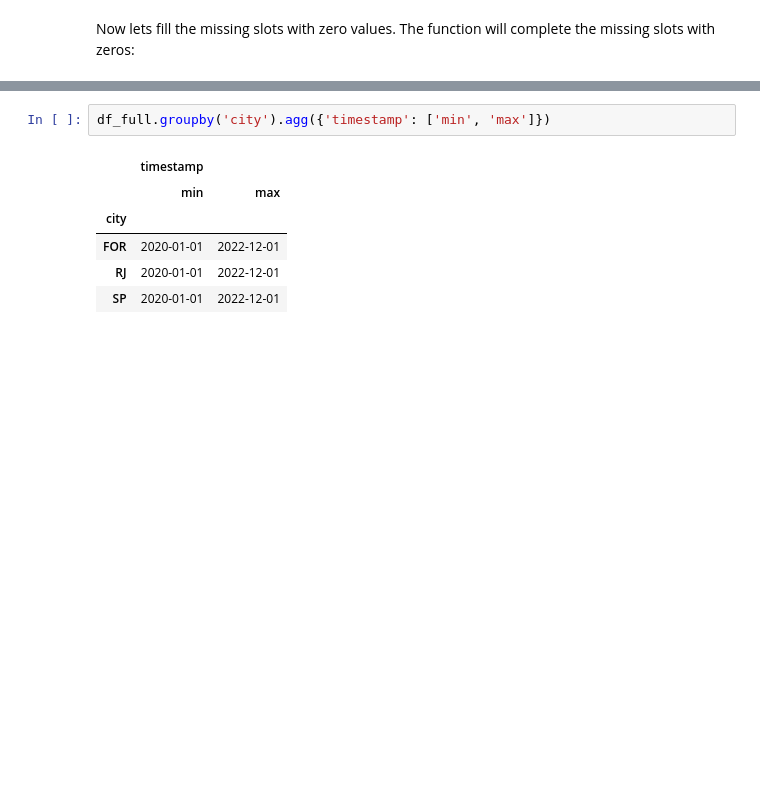
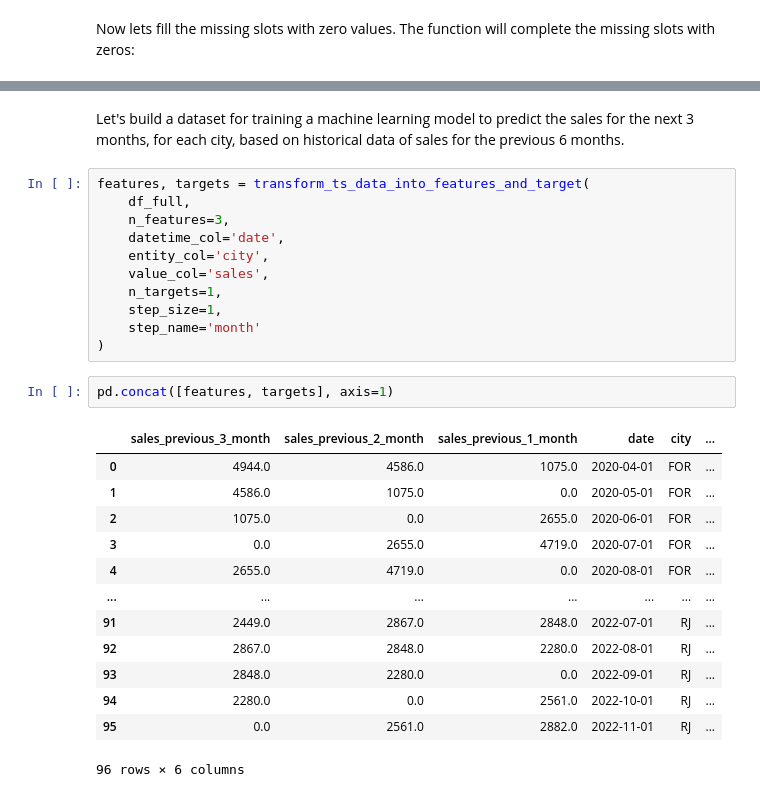
Before and after one commit to joaopcnogueira/ts2ml, a Jupyter notebook: nbs/index.ipynb, the cells around one changed output, grey strips where cells are left out. Drawn from its saved outputs; the diff is of its cells as text; blank space fills up the shorter version.

```diff
--- a/nbs/index.ipynb
+++ b/nbs/index.ipynb
@@ -140,10 +173,30 @@ df_full
 108 rows × 3 columns
-# %%
-df_full.groupby('city').agg({'timestamp': ['min', 'max']})
-# %% [output]
-|  | timestamp |  |
-|  | min | max |
-| city |  |  |
-| FOR | 2020-01-01 | 2022-12-01 |
-| RJ | 2020-01-01 | 2022-12-01 |
-| SP | 2020-01-01 | 2022-12-01 |
+# %% [markdown]
+Let's build a dataset for training a machine learning model to predict the sales for the next 3 months, for each city, based on historical data of sales for the previous 6 months.
+# %%
+features, targets = transform_ts_data_into_features_and_target(
+    df_full,
+    n_features=3,
+    datetime_col='date',
+    entity_col='city',
+    value_col='sales',
+    n_targets=1,
+    step_size=1,
+    step_name='month'
+)
+# %%
+pd.concat([features, targets], axis=1)
+# %% [output]
+|  | sales_previous_3_month | sales_previous_2_month | sales_previous_1_month | date | city | ... |
+| 0 | 4944.0 | 4586.0 | 1075.0 | 2020-04-01 | FOR | ... |
+| 1 | 4586.0 | 1075.0 | 0.0 | 2020-05-01 | FOR | ... |
+| 2 | 1075.0 | 0.0 | 2655.0 | 2020-06-01 | FOR | ... |
+| 3 | 0.0 | 2655.0 | 4719.0 | 2020-07-01 | FOR | ... |
+| 4 | 2655.0 | 4719.0 | 0.0 | 2020-08-01 | FOR | ... |
+| ... | ... | ... | ... | ... | ... | ... |
+| 91 | 2449.0 | 2867.0 | 2848.0 | 2022-07-01 | RJ | ... |
+| 92 | 2867.0 | 2848.0 | 2280.0 | 2022-08-01 | RJ | ... |
+| 93 | 2848.0 | 2280.0 | 0.0 | 2022-09-01 | RJ | ... |
+| 94 | 2280.0 | 0.0 | 2561.0 | 2022-10-01 | RJ | ... |
+| 95 | 0.0 | 2561.0 | 2882.0 | 2022-11-01 | RJ | ... |
+96 rows × 6 columns
```
Also changed, not shown: parts of 13 cells of this notebook, 6 other files.
